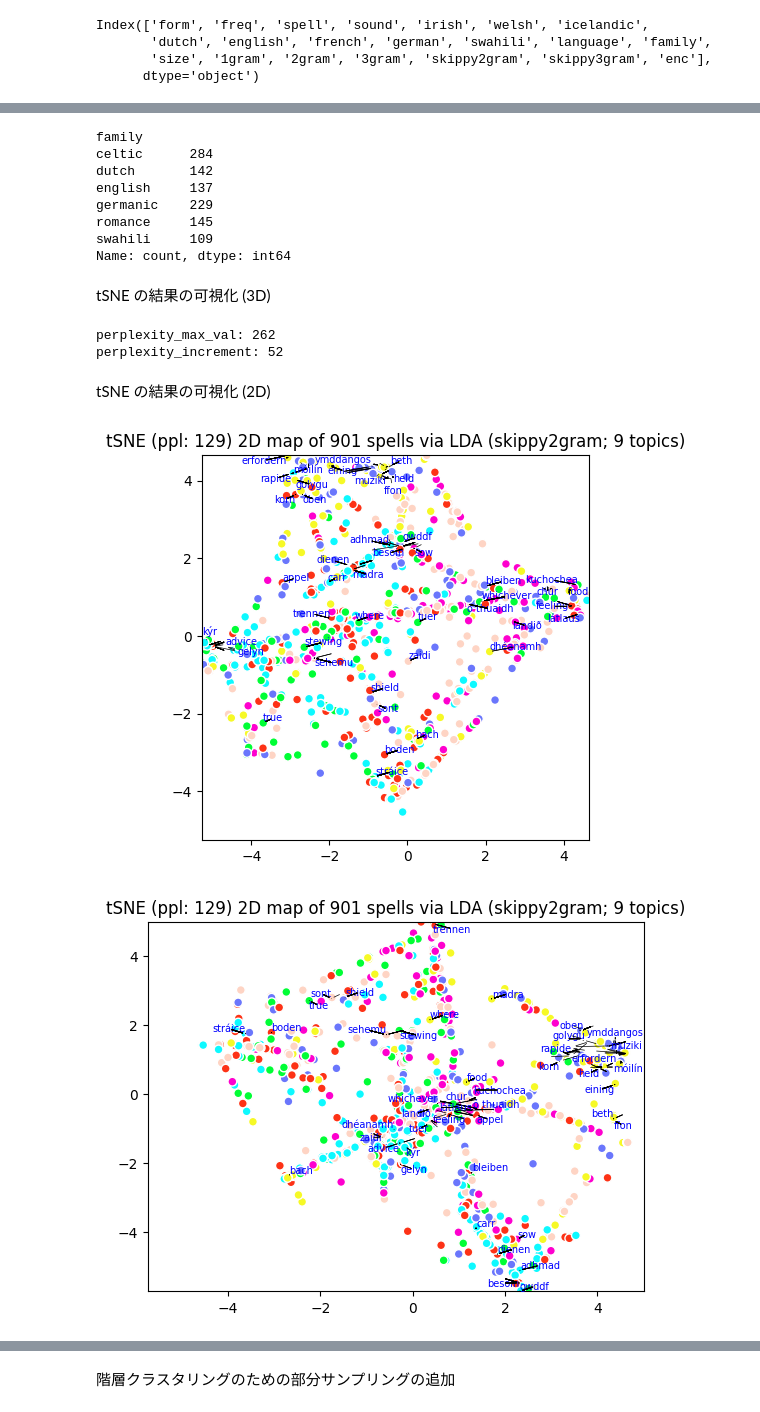
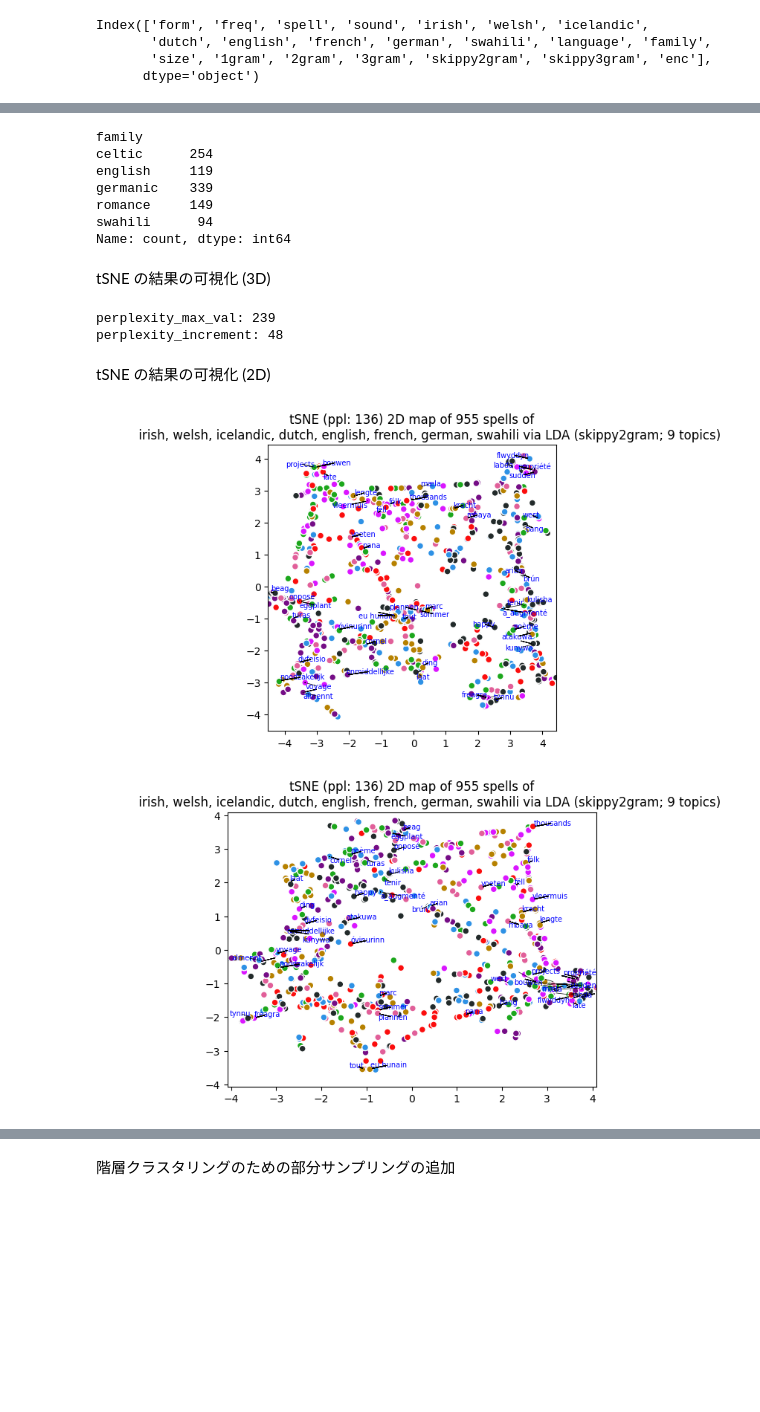
Before and after one commit to kow-k/LDA-spell-sound-typology, a Jupyter notebook: LDA-spell-sound.ipynb, the cells around one changed output, grey strips where cells are left out. Drawn from its saved outputs; the diff is of its cells as text; code cells hidden in the pictures; blank space fills up the shorter version.

```diff
--- a/LDA-spell-sound.ipynb
+++ b/LDA-spell-sound.ipynb
@@ -33,7 +33,7 @@ print(f"term_type: {term_type}")
 max_doc_size  = 13
 print(f"max_doc_size: {max_doc_size}")
 ## doc の長さの下限
-min_doc_size  = 3
+min_doc_size  = 4
 print(f"min_doc_size: {min_doc_size}")
 ## term の最低頻度
 term_min_freq = 2
@@ -991,12 +991,11 @@ Name: count, dtype: int64
 doc_fit_df['family'].value_counts(sort = True).sort_index()
 # %% [output]
 family
-celtic      284
-dutch       142
-english     137
-germanic    229
-romance     145
-swahili     109
+celtic      254
+english     119
+germanic    339
+romance     149
+swahili      94
 Name: count, dtype: int64
 # %% [markdown]
 tSNE の結果の可視化 (3D)
@@ -1058,8 +1057,8 @@ for step, perplexity_val in enumerate(range(5, perplexity_max_val, perplexity_in
                       autosize = False, width = 600, height = 600)
     fig.show()
 # %% [output]
-perplexity_max_val: 262
-perplexity_increment: 52
+perplexity_max_val: 239
+perplexity_increment: 48
 # %%
 ## 必要に応じて adjustText を道入
 #!pip install -U adjustText
@@ -1080,8 +1079,7 @@ from adjustText import adjust_text
 ## tSNE 事例の生成
 ppl_divider = 7
 perplexity_selected = round(len(doc_fit_df)/ppl_divider)
-tSNE_3d = tSNE(n_components = 3, random_state = 0,
-               perplexity = perplexity_selected, n_iter = 1000)
+tSNE_3d = tSNE(n_components = 3, random_state = 0, perplexity = perplexity_selected, n_iter = 1000)
 
 ## データに適用
 doc_enc = np.array(list(doc_fit_df['enc']))
@@ -1116,33 +1114,34 @@ for step, roll in enumerate([ np.roll([0,1,2], -i) for i in range(0,3) ]):
         print(roll)
     X, Y = df.iloc[:, roll[0]], df.iloc[:, roll[1]]
     gmax = max(X.max(), Y.max())
     gmin = min(X.min(), Y.min())
     plt.xlim(gmin, gmax)
     plt.ylim(gmin, gmax)
 
     ## 配色
     colormap = color_palette # == pex.colors.qualitative.Light24
     lang_list = list(set(doc_fit_df[colored_var]))
     cmapped = [ colormap[lang_list.index(lang)] for lang in df[colored_var] ]
 
     ## 作図
     scatter = plt.scatter(X, Y, s = 40, c = cmapped, edgecolors = 'w')
 
     ## 文字を表示する事例のサンプリング
     texts = [ ]
     ## labels の生成
     for x, y, s in zip(X, Y, sampled_keys):
         texts.append(plt.text(x, y, s, size = 7, color = 'blue'))
         ## label に repel を追加: adjustText package の導入が必要
         adjust_text(texts,
                 #force_points = 0.2,
                 ## Comment out the following line if you get AttributionError
                 force_text = (.1, .2), expand_points = (1, 1), expand_text = (1, 1),
                 arrowprops = dict(arrowstyle = "-", color = 'black', lw = 0.5))
     #
-    plt.title(f"tSNE (ppl: {perplexity_selected}) 2D map of {len(doc_fit_df)} {doc_attr}s via LDA ({term_type}; {n_topics} topics)")
+    plt.title(f"tSNE (ppl: {perplexity_selected}) 2D map of {len(doc_fit_df)} {doc_attr}s of\n \
+        {', '.join(sorted(selected_langs))} via LDA ({term_type}; {n_topics} topics)")
     #plt.legend(df['language'])
     plt.show()
 # %% [output]
-[figure, old version]
+[figure, new version]
-[figure, old version]
+[figure, new version]
```
Also changed, not shown: parts of 28 cells of this notebook.
